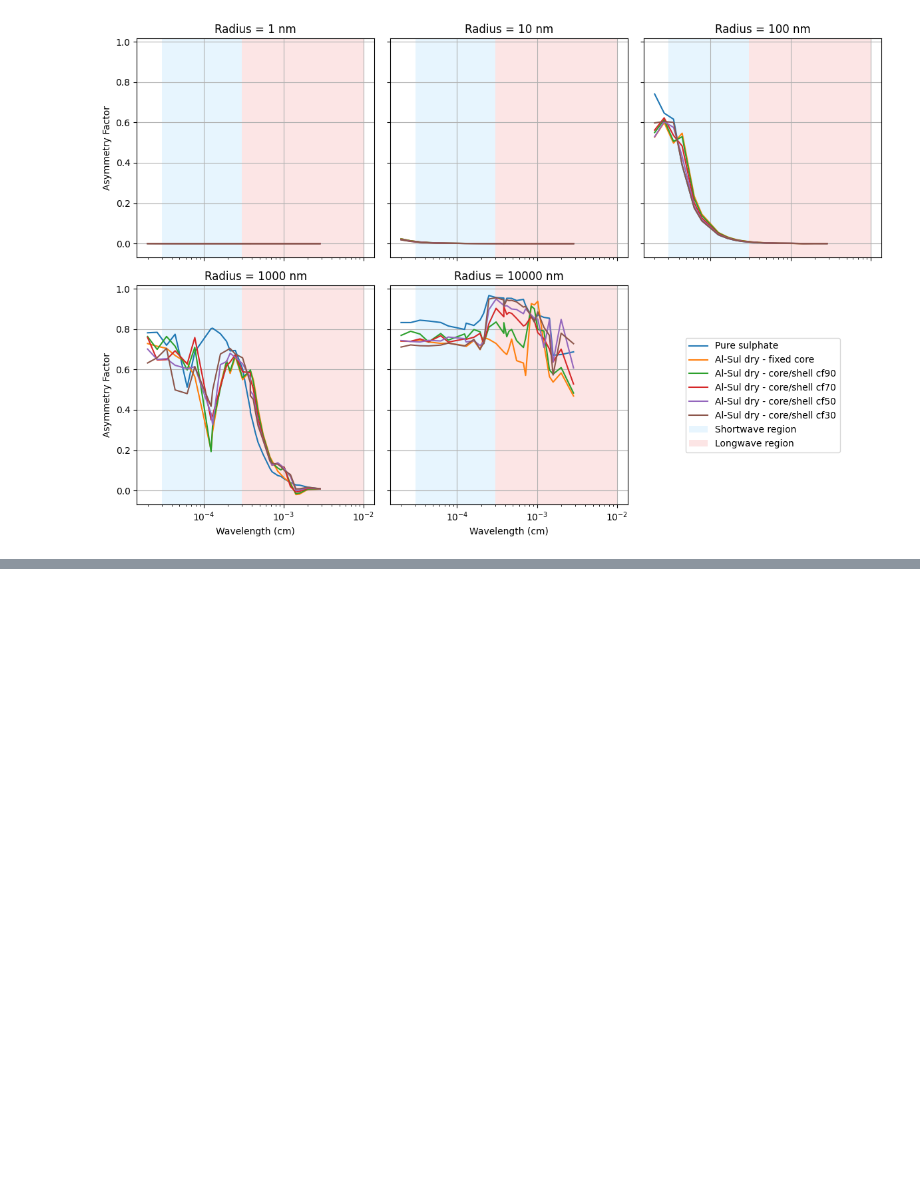
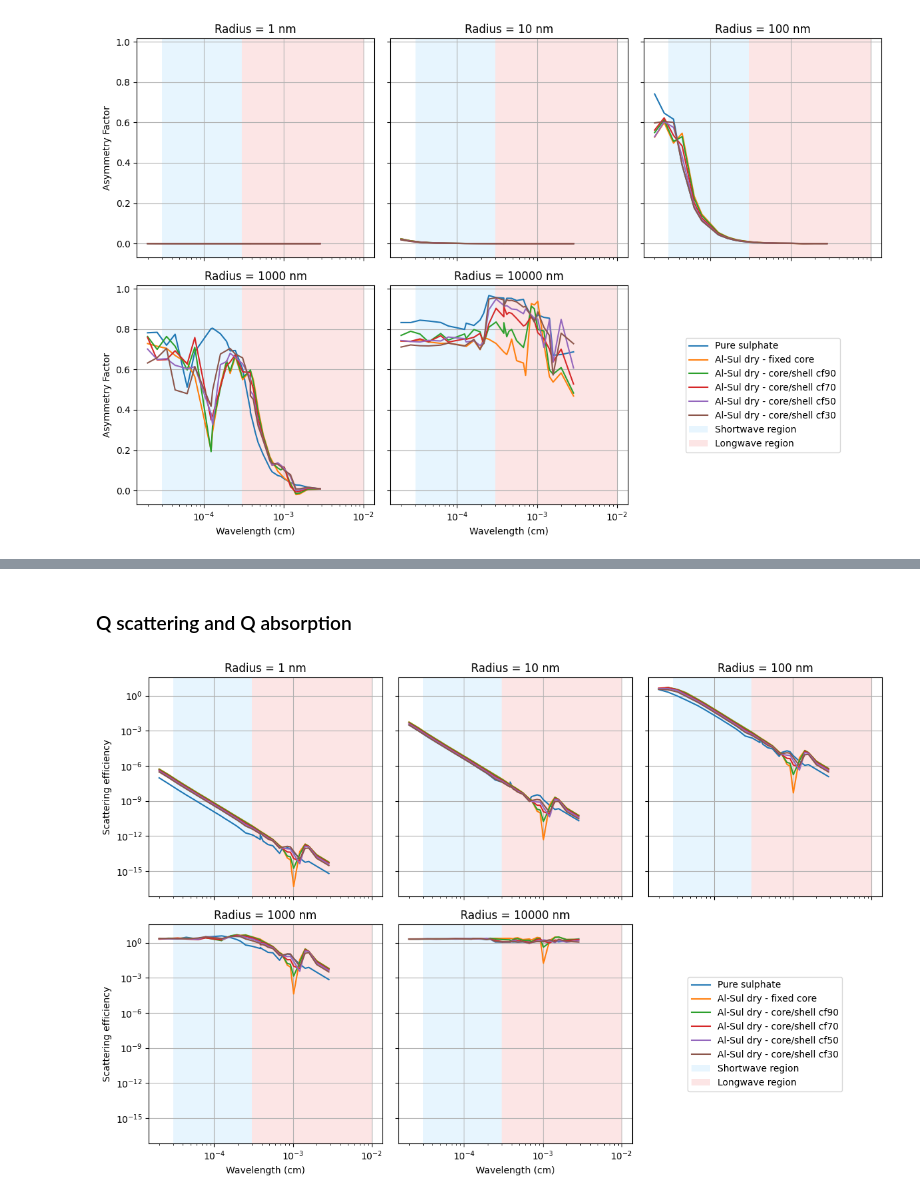
Before and after one commit to ESCOMP/CARMA, a Jupyter notebook: analysis/notebooks/SDPsul_coreshell_optics.ipynb, the cells around one changed output, grey strips where cells are left out. Cells and saved outputs as stored; diff of their text form; code cells hidden in the pictures; blank space fills up the shorter version.

```diff
--- a/analysis/notebooks/SDPsul_coreshell_optics.ipynb
+++ b/analysis/notebooks/SDPsul_coreshell_optics.ipynb
@@ -119,0 +237,10 @@ plt.show()
+# %% [markdown]
+### Q scattering and Q absorption
+# %%
+for variable in variable_label.keys():
+    ds[f'{variable}_qsca'] = ds[f'{variable}_qext'] * (ds[f'{variable}_ssa'])
+
+fig, axes = plot_optical_property('qsca', ylabel='Scattering efficiency', yscale='log', save=True)
+plt.show()
+# %% [output]
+[figure, added]
```
Also changed, not shown: parts of 11 cells of this notebook.
